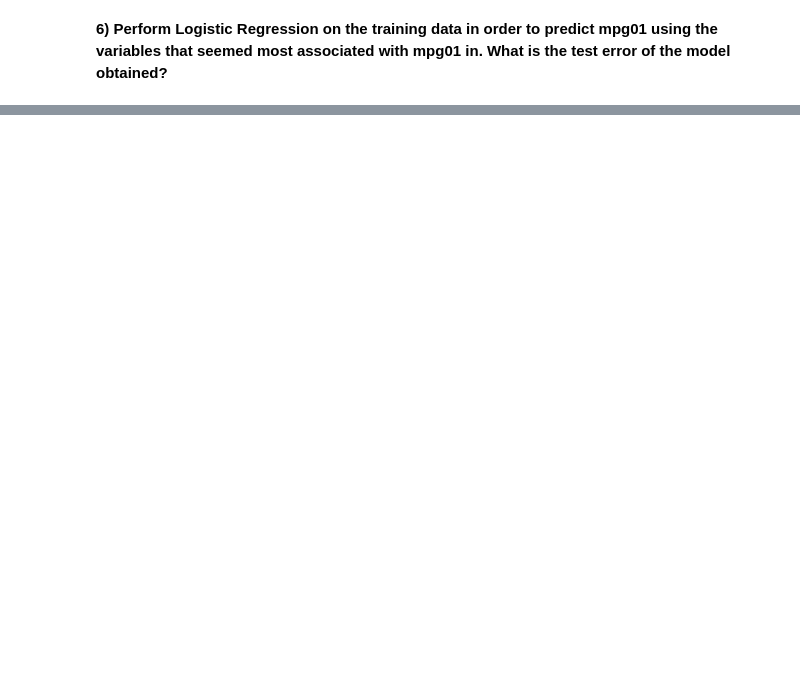
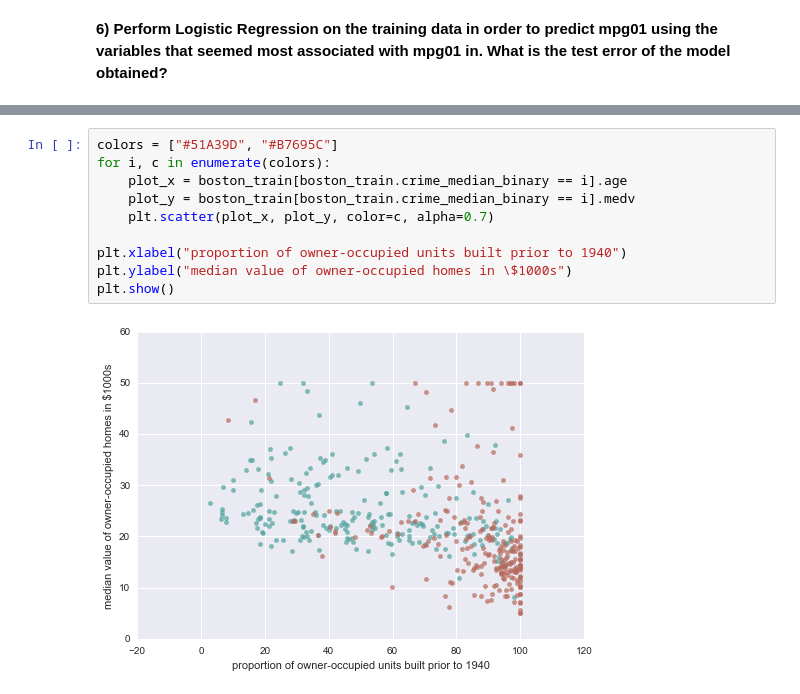
Before and after one commit to gerdm/ISLR, a Jupyter notebook: ex4.ipynb, the cells around one changed output, grey strips where cells are left out. Drawn from its saved outputs; the diff is of its cells as text; blank space fills up the shorter version.

```diff
--- a/ex4.ipynb
+++ b/ex4.ipynb
@@ -639,0 +733,12 @@ Test Error Log. Regression: 13.9241%
+# %%
+colors = ["#51A39D", "#B7695C"]
+for i, c in enumerate(colors):
+    plot_x = boston_train[boston_train.crime_median_binary == i].age
+    plot_y = boston_train[boston_train.crime_median_binary == i].medv
+    plt.scatter(plot_x, plot_y, color=c, alpha=0.7)
+
+plt.xlabel("proportion of owner-occupied units built prior to 1940")
+plt.ylabel("median value of owner-occupied homes in \$1000s")
+plt.show()
+# %% [output]
+[figure, added]
```
Also changed, not shown: parts of 24 cells of this notebook.
